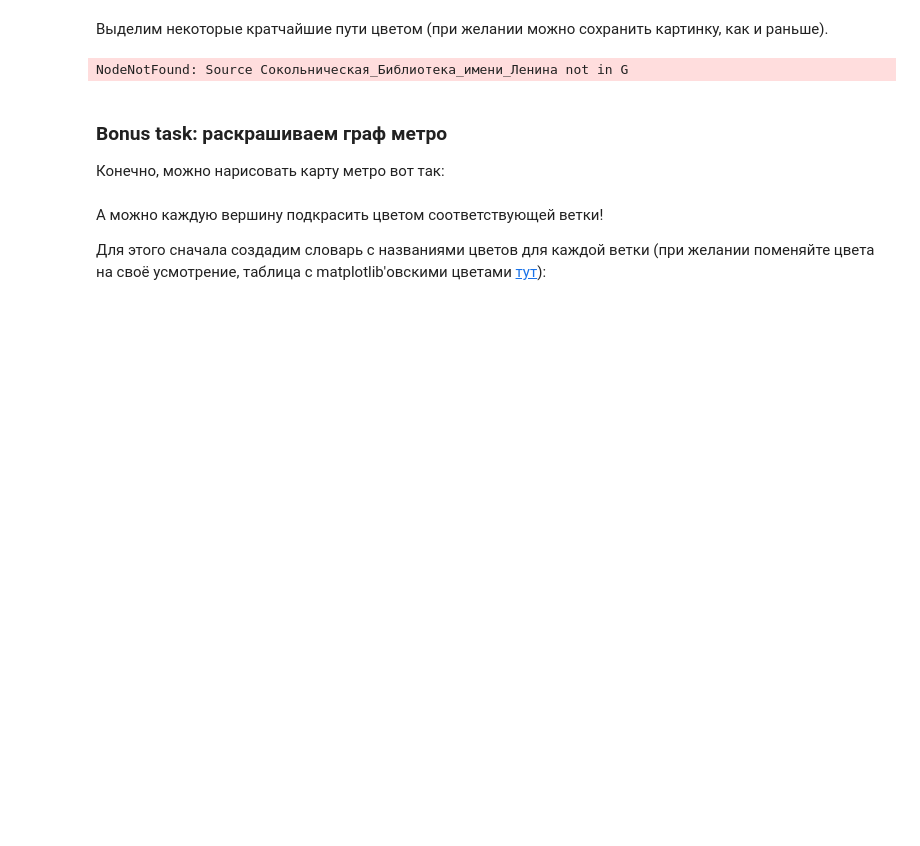
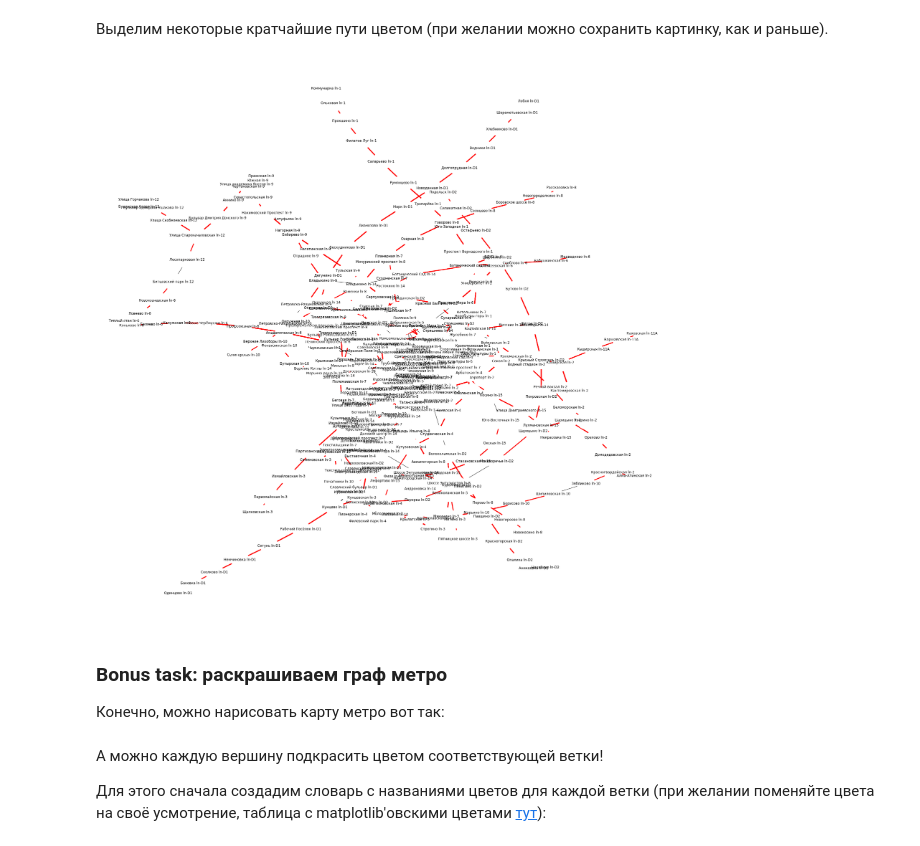
Before and after one commit to Gerrytty/data-mining-course, a Jupyter notebook: DM2_lab.ipynb, the cells around one changed output. Drawn from its saved outputs; the diff is of its cells as text; code cells hidden in the pictures; blank space fills up the shorter version.

```diff
--- a/DM2_lab.ipynb
+++ b/DM2_lab.ipynb
@@ -328,9 +315,9 @@ def plot_paths(G, paths):
     ax.grid(None)
 # %%
 # Вывод кратчайших путей из одной вершины до всех остальных.
-plot_paths(metro_graph, nx.single_source_shortest_path(metro_graph, 'Сокольническая_Библиотека_имени_Ленина').values())
+plot_paths(metro_graph, nx.single_source_shortest_path(metro_graph, 'Сокольническая_Библиотека-имени-Ленина').values())
 # %% [output]
-NodeNotFound: Source Сокольническая_Библиотека_имени_Ленина not in G
+[figure, added]
 # %%
 # Вывод нескольких кратчайших путей между конкретными парами вершин.
 plot_paths(
```
Also changed, not shown: parts of 12 cells of this notebook, 6 other files.
